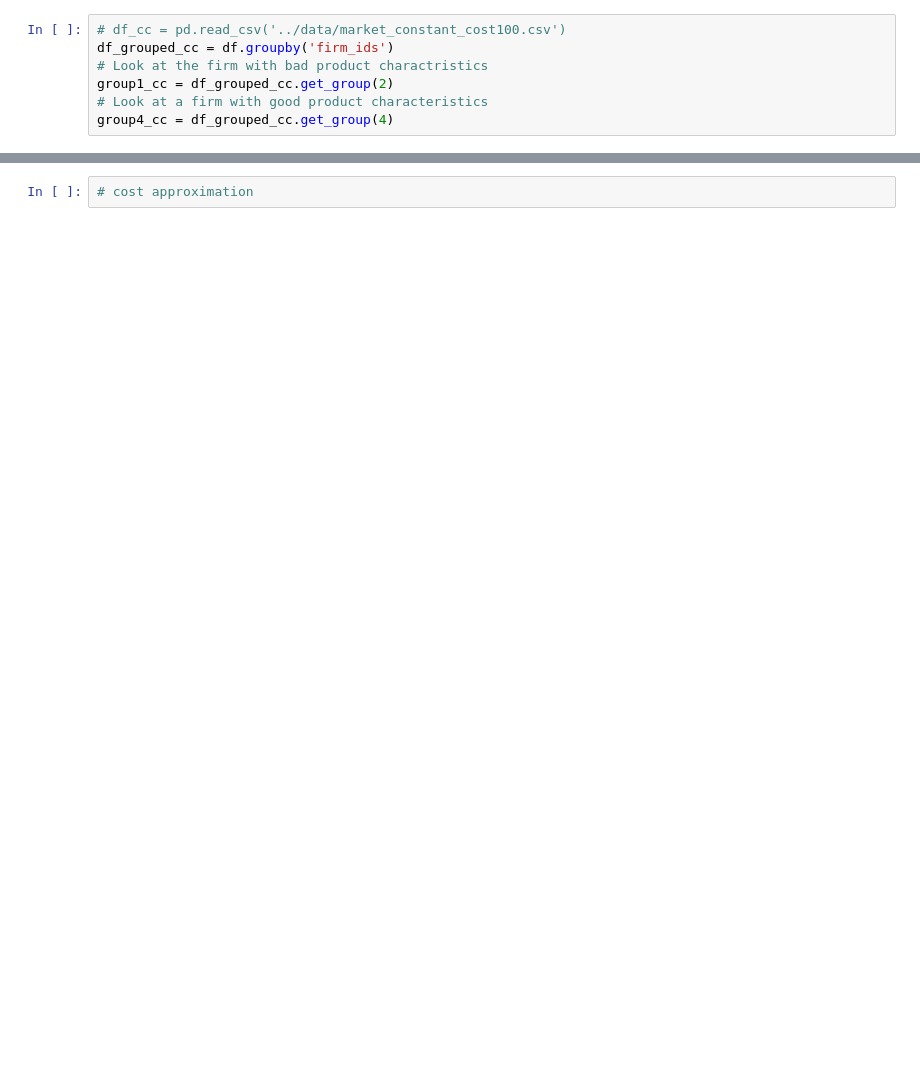
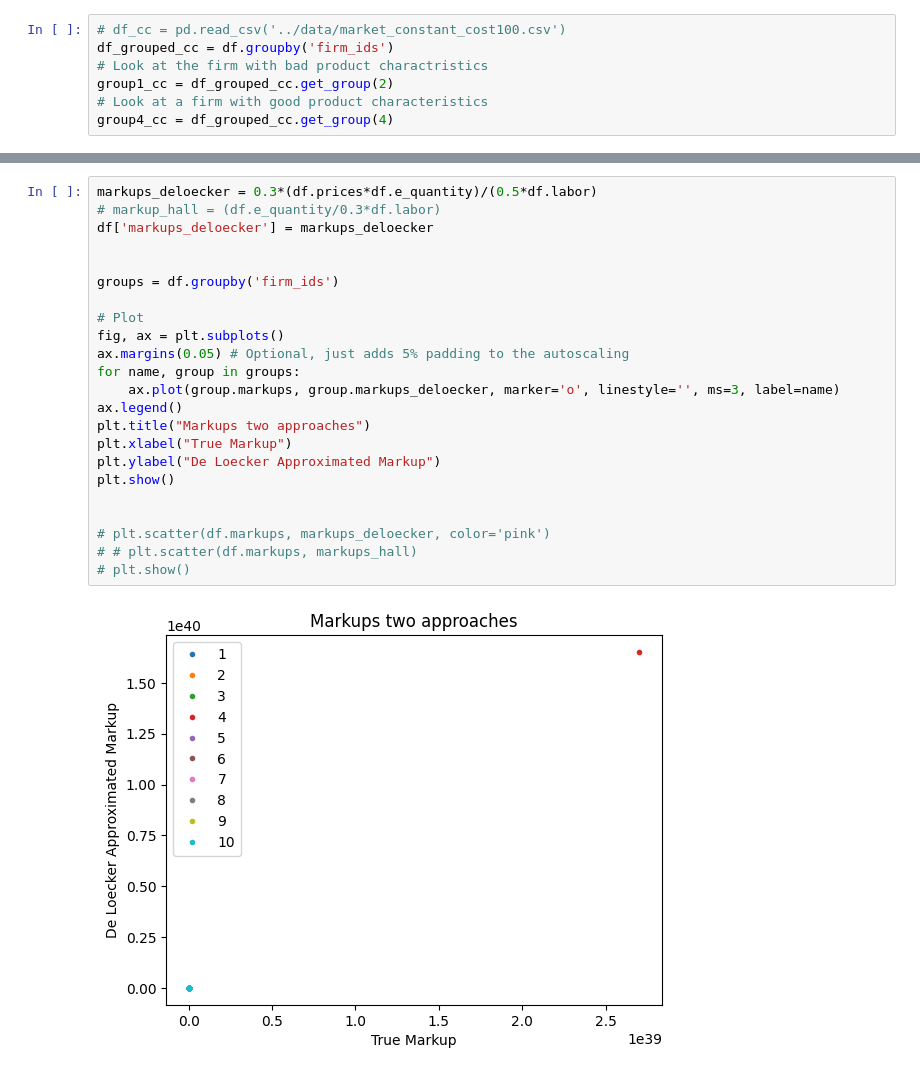
Before and after one commit to anuscabc/markdown_estimation, a Jupyter notebook: plots/plot_single_run_integrated.ipynb, the cells around one changed output, grey strips where cells are left out. Cells and saved outputs as stored; diff of their text form; blank space fills up the shorter version.

```diff
--- a/plots/plot_single_run_integrated.ipynb
+++ b/plots/plot_single_run_integrated.ipynb
@@ -124,2 +106,25 @@ plt.savefig('correlation_map_model.pdf')
-# %%
-# cost approximation
+# %%
+markups_deloecker = 0.3*(df.prices*df.e_quantity)/(0.5*df.labor)
+# markup_hall = (df.e_quantity/0.3*df.labor)
+df['markups_deloecker'] = markups_deloecker
+
+
+groups = df.groupby('firm_ids')
+
+# Plot
+fig, ax = plt.subplots()
+ax.margins(0.05) # Optional, just adds 5% padding to the autoscaling
+for name, group in groups:
+    ax.plot(group.markups, group.markups_deloecker, marker='o', linestyle='', ms=3, label=name)
+ax.legend()
+plt.title("Markups two approaches")
+plt.xlabel("True Markup")
+plt.ylabel("De Loecker Approximated Markup")
+plt.show()
+
+
+# plt.scatter(df.markups, markups_deloecker, color='pink')
+# # plt.scatter(df.markups, markups_hall)
+# plt.show()
+# %% [output]
+[figure, added]
```
Also changed, not shown: parts of 7 cells of this notebook, 3 other files.
